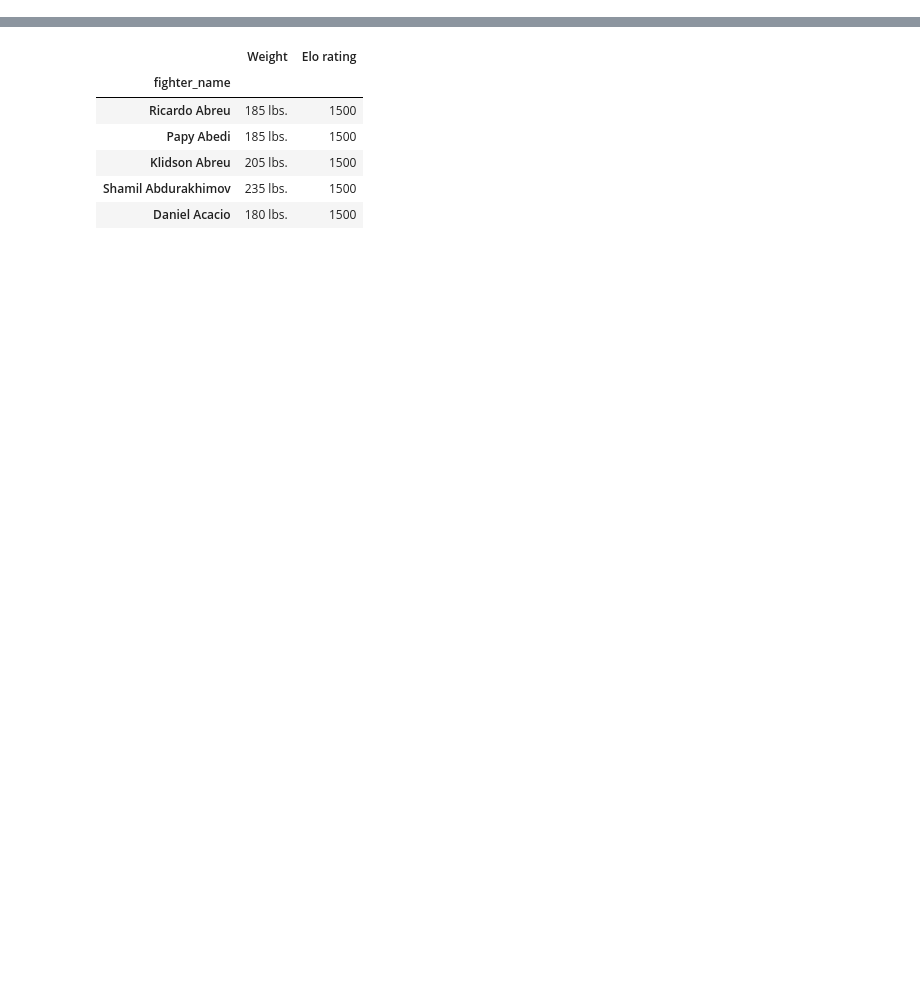
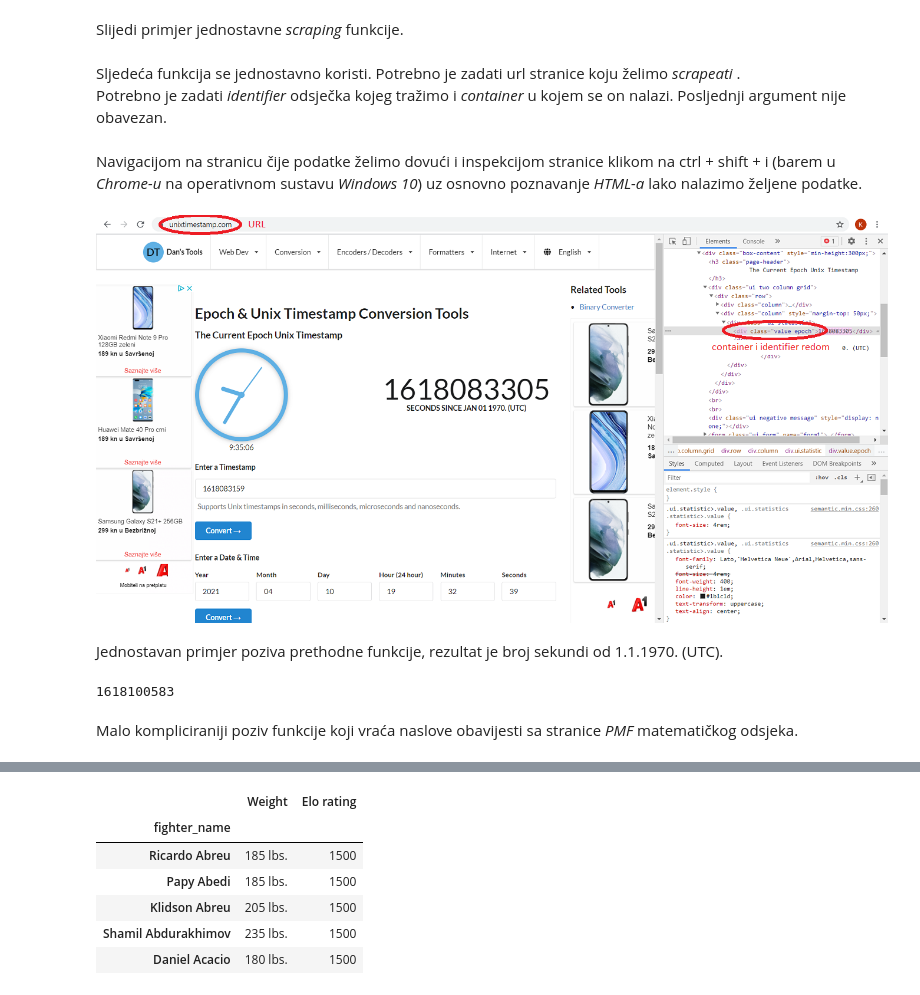
Before and after one commit to basioli-k/Elo-rating-for-UFC, a Jupyter notebook: Elo for UFC.ipynb, the cells around one changed output, grey strips where cells are left out. Saved outputs shown, nothing was run; the diff lists cells and outputs as text; code cells hidden in the pictures; blank space fills up the shorter version.

Commit message:
dodane slike i biljeznica pri kraju

```diff
--- a/Elo for UFC.ipynb
+++ b/Elo for UFC.ipynb
@@ -15,0 +98,2 @@ scraping https://realpython.com/beautiful-soup-web-scraper-python/
+# %% [markdown]
+Slijedi primjer jednostavne <i> scraping </i> funkcije.
@@ -15,0 +110,17 @@ scraping https://realpython.com/beautiful-soup-web-scraper-python/
+# %% [markdown]
+Sljedeća funkcija se jednostavno koristi. Potrebno je zadati url stranice koju želimo <i> scrapeati </i>. <br>
+Potrebno je zadati <i> identifier </i> odsječka kojeg tražimo i <i> container </i> u kojem se on nalazi. Posljednji argument nije obavezan.
+# %% [markdown]
+Navigacijom na stranicu čije podatke želimo dovući i inspekcijom stranice klikom na ctrl + shift + i (barem u <i>Chrome-u</i> na operativnom sustavu <i> Windows 10</i>) uz osnovno poznavanje <i> HTML-a </i> lako nalazimo željene podatke.
+# %%
+display(Image(filename="slike/epoch_value.png"))
+# %% [output]
+[figure, added]
+# %% [markdown]
+Jednostavan primjer poziva prethodne funkcije, rezultat je broj sekundi od 1.1.1970. (UTC).
+# %%
+web_scrape("https://www.unixtimestamp.com/", "value epoch", "div")
+# %% [output]
+1618100583
+# %% [markdown]
+Malo kompliciraniji poziv funkcije koji vraća naslove obavijesti sa stranice <i> PMF </i> matematičkog odsjeka.
```
Also changed, not shown: parts of 81 cells of this notebook, 2 other files.
